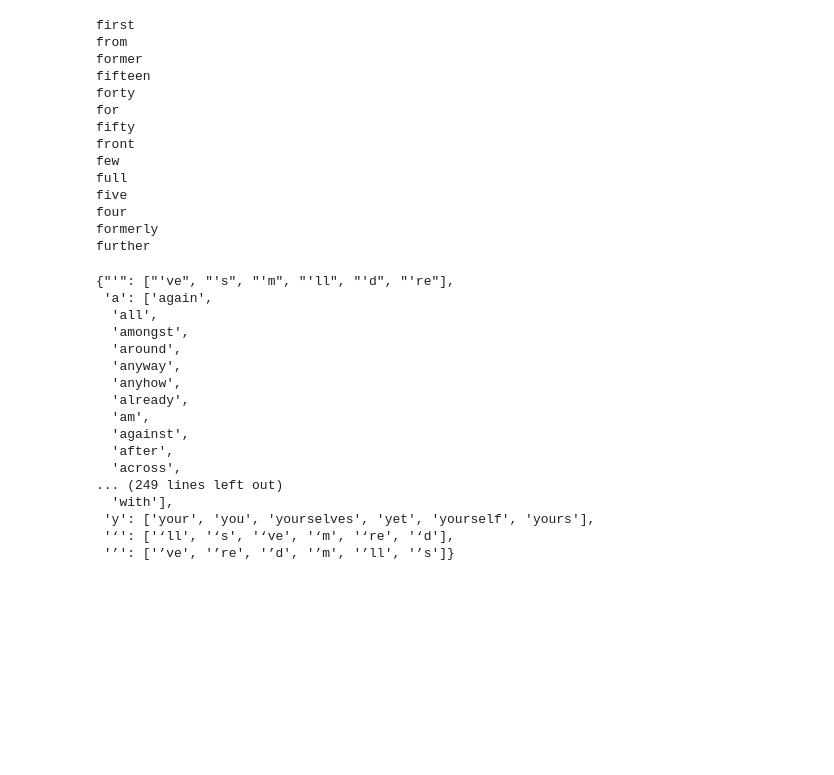
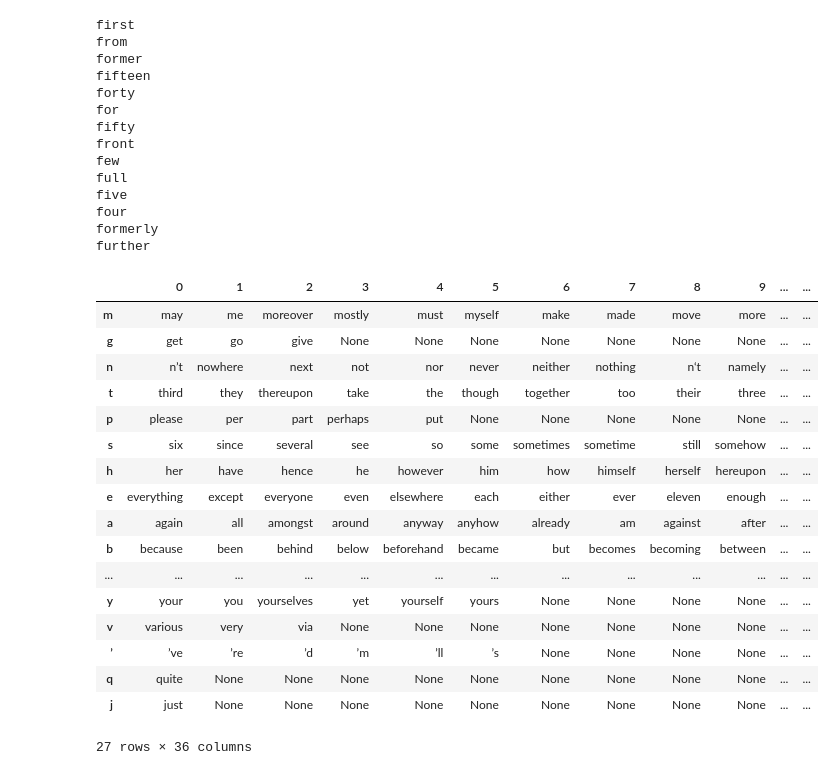
Before and after one commit to mralamdari/NLP-Some-Libraries-Practice, a Jupyter notebook: NLP_Some_Libraries_Practice.ipynb, the cells around one changed output. Saved outputs shown, nothing was run; the diff lists cells and outputs as text; code cells hidden in the pictures; blank space fills up the shorter version.

```diff
--- a/NLP_Some_Libraries_Practice.ipynb
+++ b/NLP_Some_Libraries_Practice.ipynb
@@ -620,23 +620,25 @@ for word in list(nlp.Defaults.stop_words):
     stop_words_count[starting_letter] = []
 
   stop_words_count[starting_letter].append(word)
-# %%
-stop_words_count
-# %% [output]
-{"'": ["'ve", "'s", "'m", "'ll", "'d", "'re"],
- 'a': ['again',
-  'all',
-  'amongst',
-  'around',
-  'anyway',
-  'anyhow',
-  'already',
-  'am',
-  'against',
-  'after',
-  'across',
-... (249 lines left out)
-  'with'],
- 'y': ['your', 'you', 'yourselves', 'yet', 'yourself', 'yours'],
- '‘': ['‘ll', '‘s', '‘ve', '‘m', '‘re', '‘d'],
- '’': ['’ve', '’re', '’d', '’m', '’ll', '’s']}
+# %%
+import pandas as pd
+pd.DataFrame(stop_words_count.values(),stop_words_count.keys())
+# %% [output]
+|  | 0 | 1 | 2 | 3 | 4 | 5 | 6 | 7 | 8 | 9 | ... | ... |
+| m | may | me | moreover | mostly | must | myself | make | made | move | more | ... | ... |
+| g | get | go | give | None | None | None | None | None | None | None | ... | ... |
+| n | n’t | nowhere | next | not | nor | never | neither | nothing | n‘t | namely | ... | ... |
+| t | third | they | thereupon | take | the | though | together | too | their | three | ... | ... |
+| p | please | per | part | perhaps | put | None | None | None | None | None | ... | ... |
+| s | six | since | several | see | so | some | sometimes | sometime | still | somehow | ... | ... |
+| h | her | have | hence | he | however | him | how | himself | herself | hereupon | ... | ... |
+| e | everything | except | everyone | even | elsewhere | each | either | ever | eleven | enough | ... | ... |
+| a | again | all | amongst | around | anyway | anyhow | already | am | against | after | ... | ... |
+| b | because | been | behind | below | beforehand | became | but | becomes | becoming | between | ... | ... |
+| ... | ... | ... | ... | ... | ... | ... | ... | ... | ... | ... | ... | ... |
+| y | your | you | yourselves | yet | yourself | yours | None | None | None | None | ... | ... |
+| v | various | very | via | None | None | None | None | None | None | None | ... | ... |
+| ’ | ’ve | ’re | ’d | ’m | ’ll | ’s | None | None | None | None | ... | ... |
+| q | quite | None | None | None | None | None | None | None | None | None | ... | ... |
+| j | just | None | None | None | None | None | None | None | None | None | ... | ... |
+27 rows × 36 columns
```
